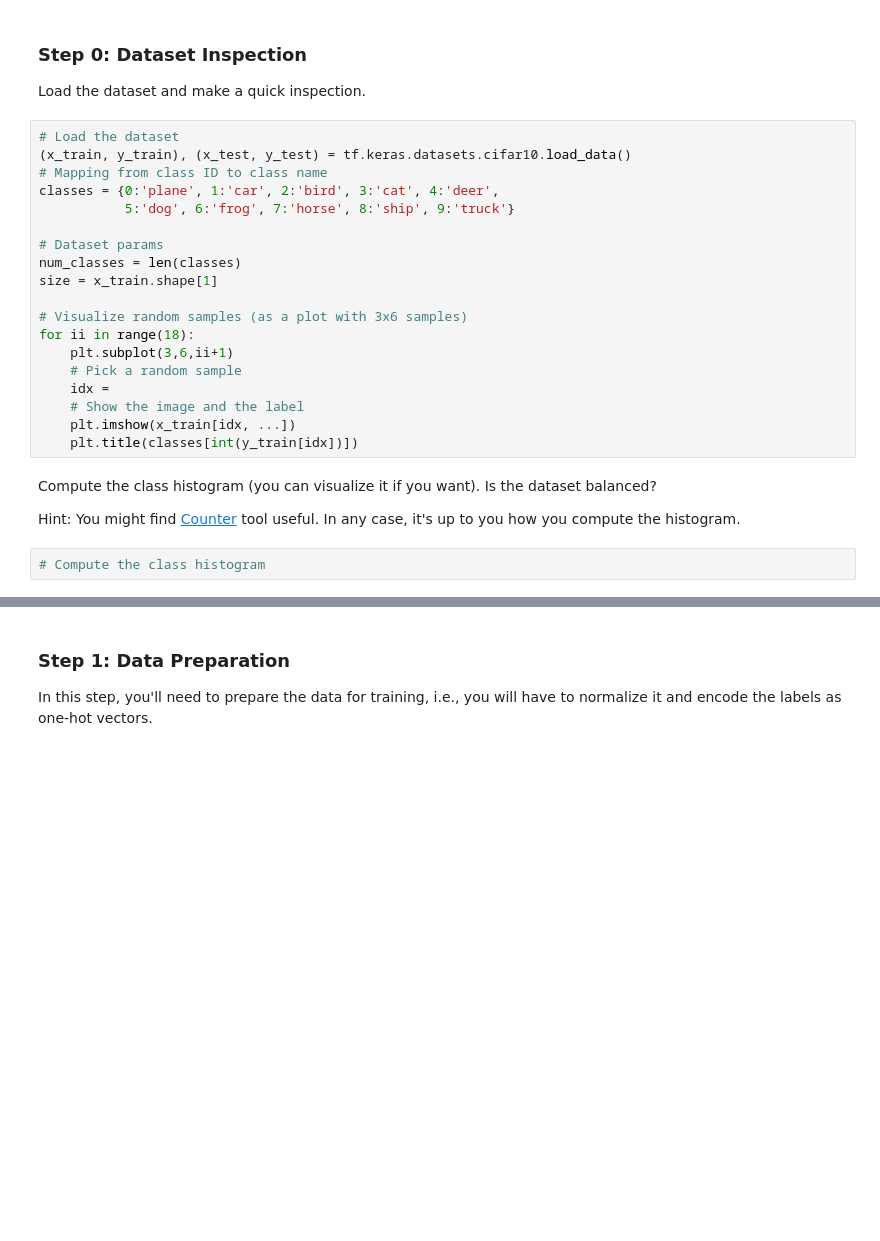
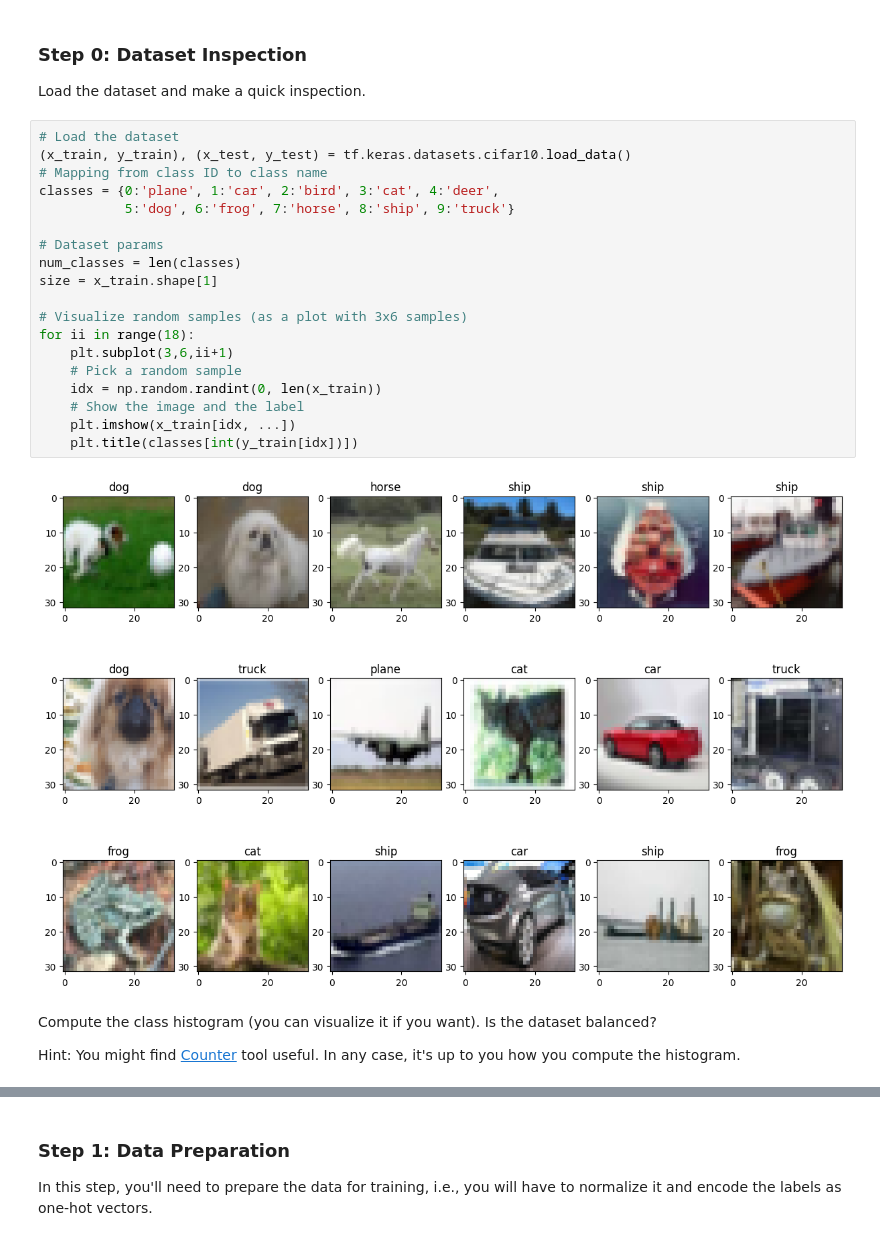
Before and after one commit to tatahonon/cvNotebooks, a Jupyter notebook: Homework81.ipynb, the cells around one changed output, grey strips where cells are left out. Saved outputs shown, nothing was run; the diff lists cells and outputs as text; blank space fills up the shorter version.

```diff
--- a/Homework81.ipynb
+++ b/Homework81.ipynb
@@ -33,25 +33,25 @@ Load the dataset and make a quick inspection.
 # %%
 # Load the dataset
 (x_train, y_train), (x_test, y_test) = tf.keras.datasets.cifar10.load_data()
 # Mapping from class ID to class name
 classes = {0:'plane', 1:'car', 2:'bird', 3:'cat', 4:'deer',
            5:'dog', 6:'frog', 7:'horse', 8:'ship', 9:'truck'}
 
 # Dataset params
 num_classes = len(classes)
 size = x_train.shape[1]
 
 # Visualize random samples (as a plot with 3x6 samples)
 for ii in range(18):
     plt.subplot(3,6,ii+1)
     # Pick a random sample
-    idx =
+    idx = np.random.randint(0, len(x_train))
     # Show the image and the label
     plt.imshow(x_train[idx, ...])
     plt.title(classes[int(y_train[idx])])
+# %% [output]
+[figure, added]
 # %% [markdown]
 Compute the class histogram (you can visualize it if you want). Is the dataset balanced?
 
 Hint: You might find [Counter](https://docs.python.org/3/library/collections.html#collections.Counter) tool useful. In any case, it's up to you how you compute the histogram.
-# %%
-# Compute the class histogram
```
Also changed, not shown: parts of 11 cells of this notebook.
